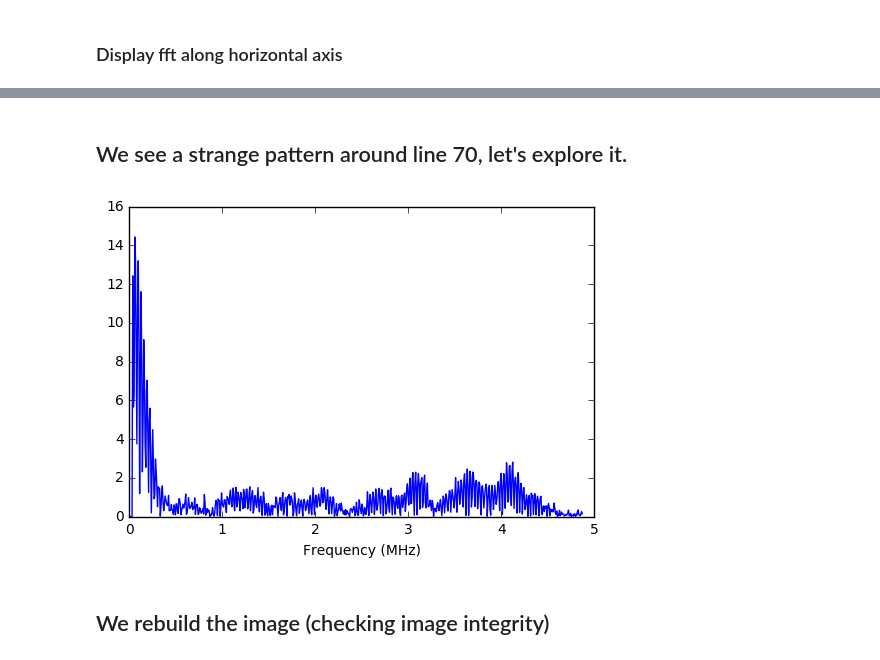
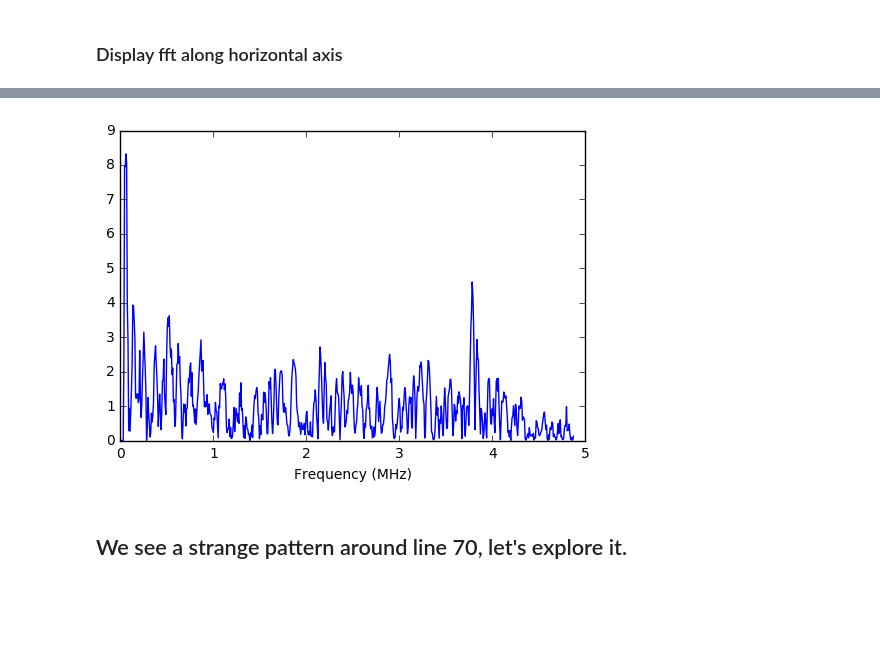
Before and after one commit to echopen/PRJ-medtec_sigproc, a Jupyter notebook: dataquarium/explore.ipynb, the cells around one changed output, grey strips where cells are left out. Saved outputs shown, nothing was run; the diff lists cells and outputs as text; code cells hidden in the pictures; blank space fills up the shorter version.

```diff
--- a/dataquarium/explore.ipynb
+++ b/dataquarium/explore.ipynb
@@ -69,17 +74,15 @@ plt.show()
+# %%
+l = float(len(fourier_data_todisplay[70]))
+XLimit = int((5.0/8.0)*l/2)
+SelectedLine = (np.abs(np.real(fourier_data_todisplay[70])))
+XScale = range(XLimit)
+for i in range(XLimit):
+    XScale[i] = (125.0/8.0)*float(XScale[i])/(1.0*l)
+plt.plot(XScale,SelectedLine[0:XLimit]) # avec l'échelle
+#plt.plot(SelectedLine[0:XLimit])
+plt.xlabel('Frequency (MHz)')
+plt.show()
+# %% [output]
+[figure, added]
 # %% [markdown]
 ## We see a strange pattern around line 70, let's explore it.
-# %%
-l = float(len(fourier_data_todisplay[70]))
-XLimit = int((5.0/8.0)*l/2)
-SelectedLine = (np.abs(np.real(fourier_data_todisplay[35])))
-XScale = range(XLimit)
-for i in range(XLimit):
-    XScale[i] = (125.0/8.0)*float(XScale[i])/(1.0*l)
-plt.plot(XScale,SelectedLine[0:XLimit]) # avec l'échelle
-#plt.plot(SelectedLine[0:XLimit])
-plt.xlabel('Frequency (MHz)')
-plt.show()
-# %% [output]
-[figure, removed]
-# %% [markdown]
-## We rebuild the image (checking image integrity)
```
Also changed, not shown: parts of 20 cells of this notebook, 2 other files.
